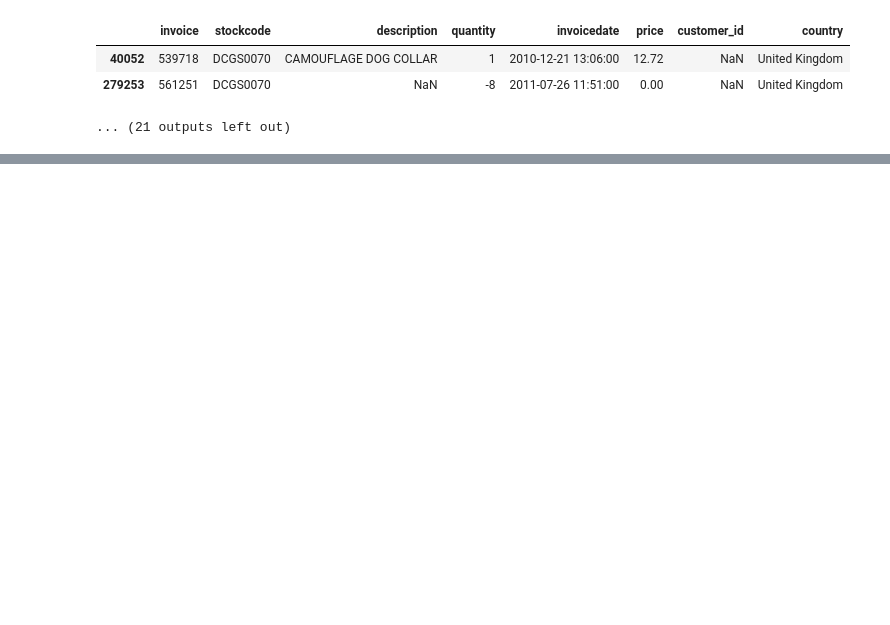
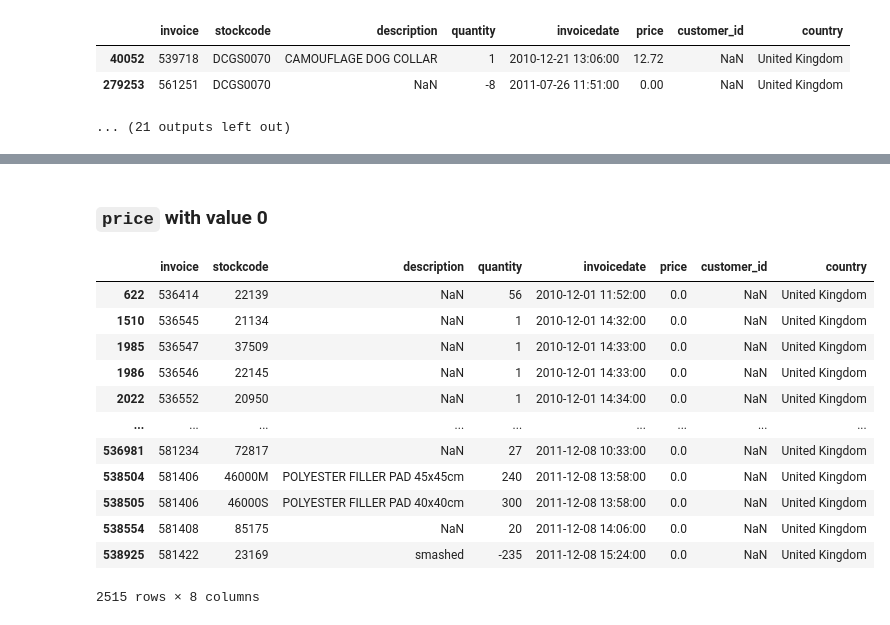
Before and after one commit to CaballeroRAR/ds_projects, a Jupyter notebook: 6_cluster_retail-uci/notebook/cluster_retail.ipynb, the cells around one changed output, grey strips where cells are left out. Cells and saved outputs as stored; diff of their text form; code cells hidden in the pictures; blank space fills up the shorter version.

```diff
--- a/6_cluster_retail-uci/notebook/cluster_retail.ipynb
+++ b/6_cluster_retail-uci/notebook/cluster_retail.ipynb
@@ -331,0 +432,20 @@ Number of duplicated rows: 5268
+# %% [markdown]
+### `price` with value 0
+# %%
+display(df[df['price'] == 0])
+
+# Output: These are of no use
+# %% [output]
+|  | invoice | stockcode | description | quantity | invoicedate | price | customer_id | country |
+| 622 | 536414 | 22139 | NaN | 56 | 2010-12-01 11:52:00 | 0.0 | NaN | United Kingdom |
+| 1510 | 536545 | 21134 | NaN | 1 | 2010-12-01 14:32:00 | 0.0 | NaN | United Kingdom |
+| 1985 | 536547 | 37509 | NaN | 1 | 2010-12-01 14:33:00 | 0.0 | NaN | United Kingdom |
+| 1986 | 536546 | 22145 | NaN | 1 | 2010-12-01 14:33:00 | 0.0 | NaN | United Kingdom |
+| 2022 | 536552 | 20950 | NaN | 1 | 2010-12-01 14:34:00 | 0.0 | NaN | United Kingdom |
+| ... | ... | ... | ... | ... | ... | ... | ... | ... |
+| 536981 | 581234 | 72817 | NaN | 27 | 2011-12-08 10:33:00 | 0.0 | NaN | United Kingdom |
+| 538504 | 581406 | 46000M | POLYESTER FILLER PAD 45x45cm | 240 | 2011-12-08 13:58:00 | 0.0 | NaN | United Kingdom |
+| 538505 | 581406 | 46000S | POLYESTER FILLER PAD 40x40cm | 300 | 2011-12-08 13:58:00 | 0.0 | NaN | United Kingdom |
+| 538554 | 581408 | 85175 | NaN | 20 | 2011-12-08 14:06:00 | 0.0 | NaN | United Kingdom |
+| 538925 | 581422 | 23169 | smashed | -235 | 2011-12-08 15:24:00 | 0.0 | NaN | United Kingdom |
+2515 rows × 8 columns
```
Also changed, not shown: parts of 27 cells of this notebook.
